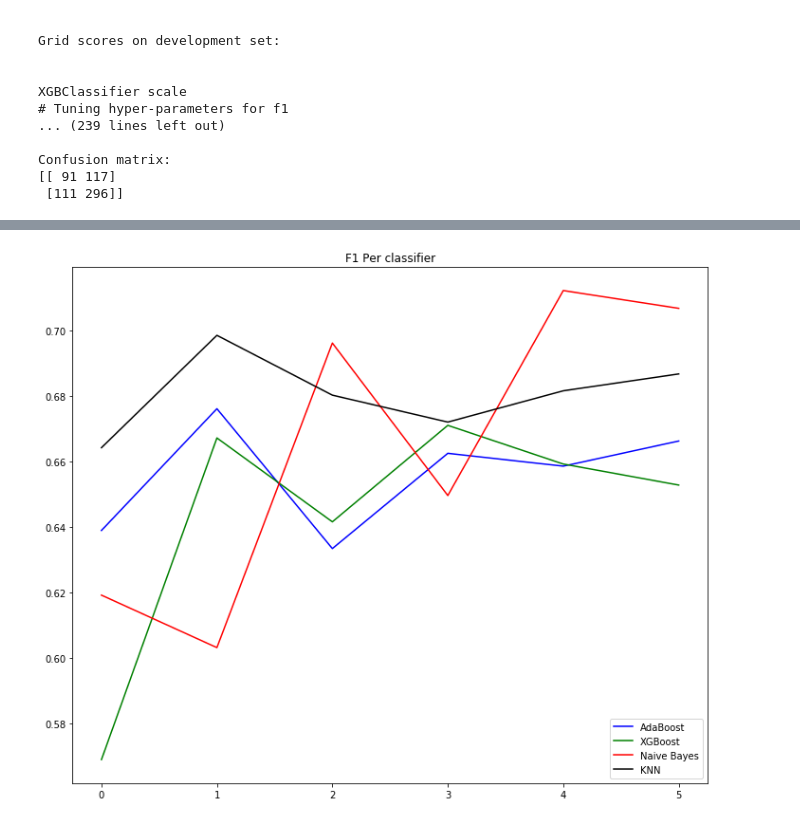
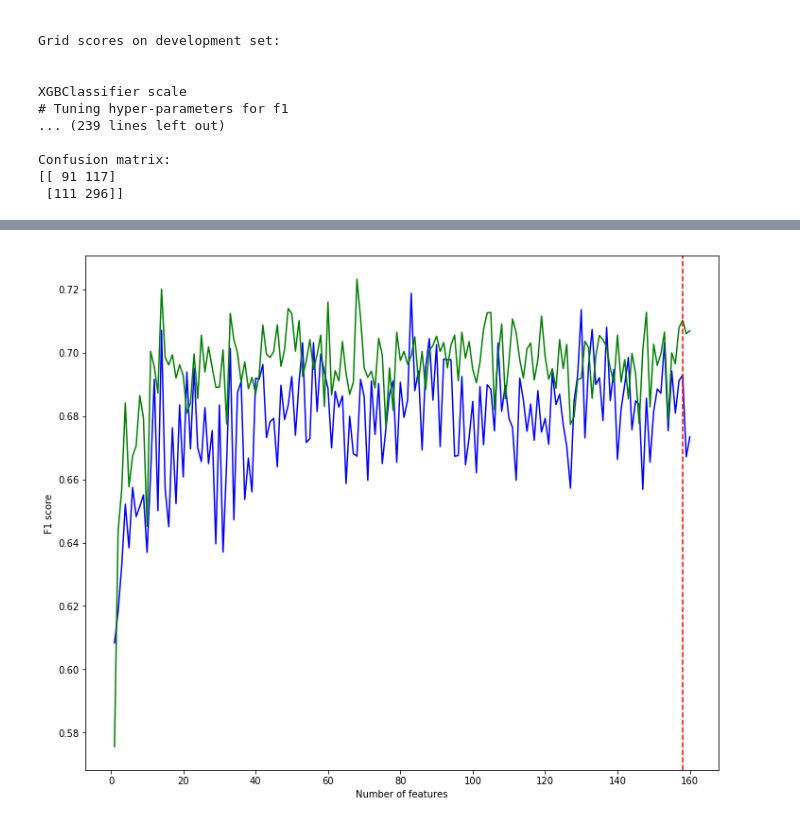
Before and after one commit to chadepl/tudelft-nlp-project, a Jupyter notebook: classification-experiments.ipynb, the cells around one changed output, grey strips where cells are left out. Saved outputs shown, nothing was run; the diff lists cells and outputs as text; code cells hidden in the pictures.

```diff
--- a/classification-experiments.ipynb
+++ b/classification-experiments.ipynb
@@ -25,3 +29,6 @@ size_set = "small"
 pd.set_option('precision', 4)
 pd.options.mode.use_inf_as_na = True
 goal_metrics = ['f1']
+# %%
+classifiers = train_classifiers(X_train[:,0:97],y_train)
+report_classifiers(classifiers,X_test,y_test,thing,1)
@@ -254,7 +341,7 @@ Confusion matrix:
 # %%
 #number of featrues to check
-n=6
-type_scale = "scalestandard"
+n=160
+type_scale = "standard"
 [new_xtrain,new_xtest] = scaling_features(X_train,X_test,type_scale)
 performance = get_feature_curves(new_xtrain,y_train,new_xtest,y_test,n)
 # %% [output]
@@ -309,12 +464,13 @@ END HYPERPARAMETER TUNING  *********************
 # %%
+n=160
 x_axis = np.arange(n) +1
 plt.plot(x_axis,performance[0,0:n],'-b')
-plt.plot(np(n),performance[1,0:n],'-g')
-plt.plot(np.arange(n),performance[2,0:n],'-r')
-plt.plot(np.arange(n),performance[3,0:n],'-k')
+plt.plot(x_axis,performance[1,0:n],'-g')
+#plt.plot(x_axis,performance[3,0:n],'-k')
 
-plt.title('F1 Per classifier')
-plt.legend(classifier_names, loc='lower right')
+plt.axvline(x=158,color='r',linestyle='--')
+plt.xlabel("Number of features")
+plt.ylabel("F1 score")
 plt.show()
 # %% [output]
-[figure, old version]
+[figure, new version]
```
Also changed, not shown: parts of 38 cells of this notebook, 2 other files.
